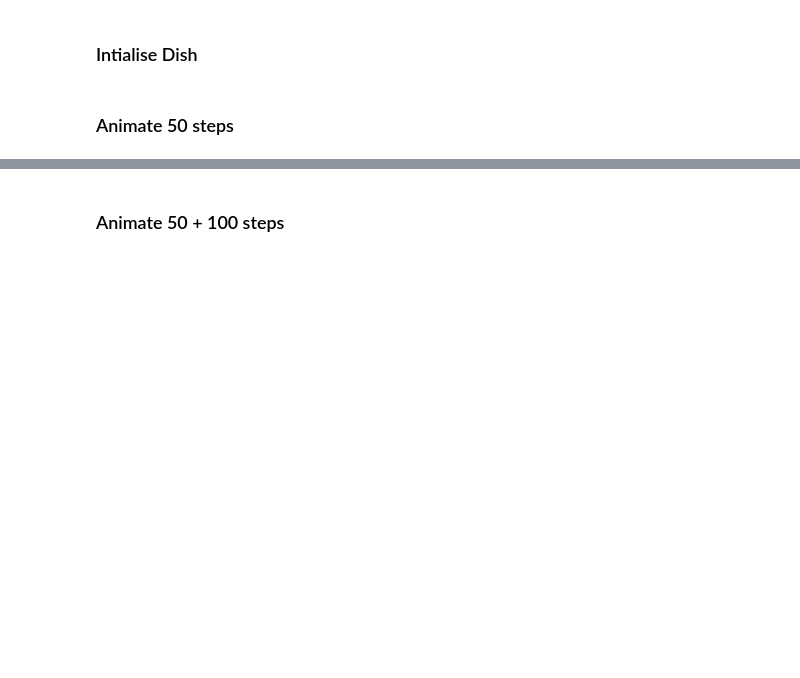
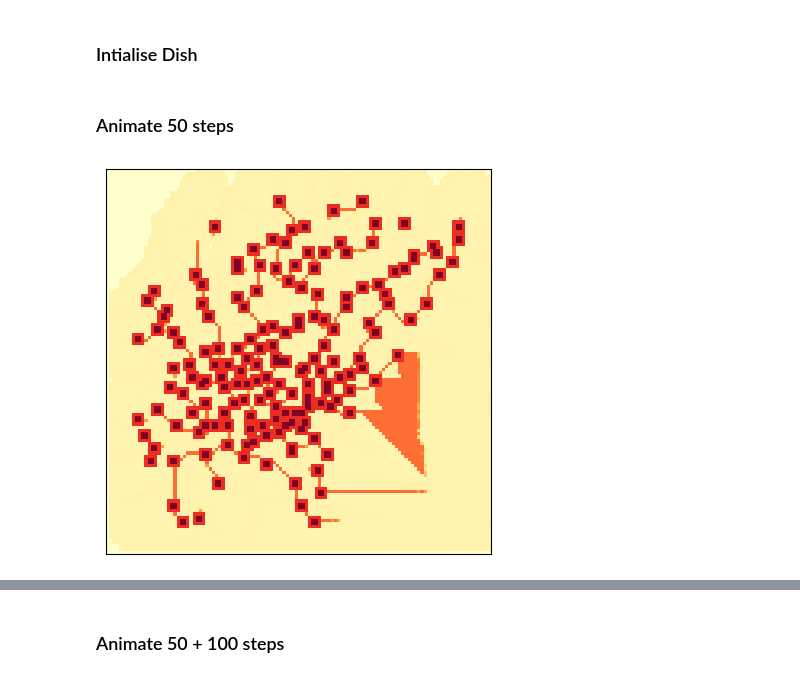
Before and after one commit to Victoria-DR/mold-your-city-simulation, a Jupyter notebook: content/simulation.ipynb, the cells around one changed output, grey strips where cells are left out. Saved outputs shown, nothing was run; the diff lists cells and outputs as text; code cells hidden in the pictures; blank space fills up the shorter version.

```diff
--- a/content/simulation.ipynb
+++ b/content/simulation.ipynb
@@ -130,7 +160,7 @@ def decorate(**options):
 # %% [markdown]
 ## Load and preprocess the dataset
 # %%
-stations = gpd.read_file('nodes.geojson')
+stations = gpd.read_file('toronto_neighborhood_nodes_close.geojson')
 # routes = gpd.read_file('edges.geojson')
 # drop irrelevant columns and null value
 stations = stations.drop(['name', 'marker-symbol', 'marker-size'], axis=1)
@@ -617,7 +654,7 @@ class Mould:
         :return: the generated slime cell
         """
         if pheromone is None:
-            pheromone = 10. * (1 - decay)
+            pheromone = 2. * (1 - decay)
         slime_cell = SlimeCell(idx=idx, pheromone=pheromone, mould=self, dish=self.dish, is_capital=is_capital)
         if slime_cell.is_capital:
             self.capital_slime = slime_cell
@@ -872,8 +909,10 @@ dish = Dish(dish_shape=(max(stations.x) + 10, max(stations.y) + 10), foods=stati
 # %% [markdown]
 ### Animate 50 steps
 # %%
-dish.animate(frames=50, interval=100, filename="output/50steps.gif")
+dish.animate(frames=250, interval=200, filename="output/50steps.gif")
 plt.show()
+# %% [output]
+[figure, added]
 # %%
 fig = plt.figure(figsize=(6.3, 5))
 nx.draw(dish.food_graph, dish.food_positions,
```
Also changed, not shown: parts of 10 cells of this notebook, 1 other file.
